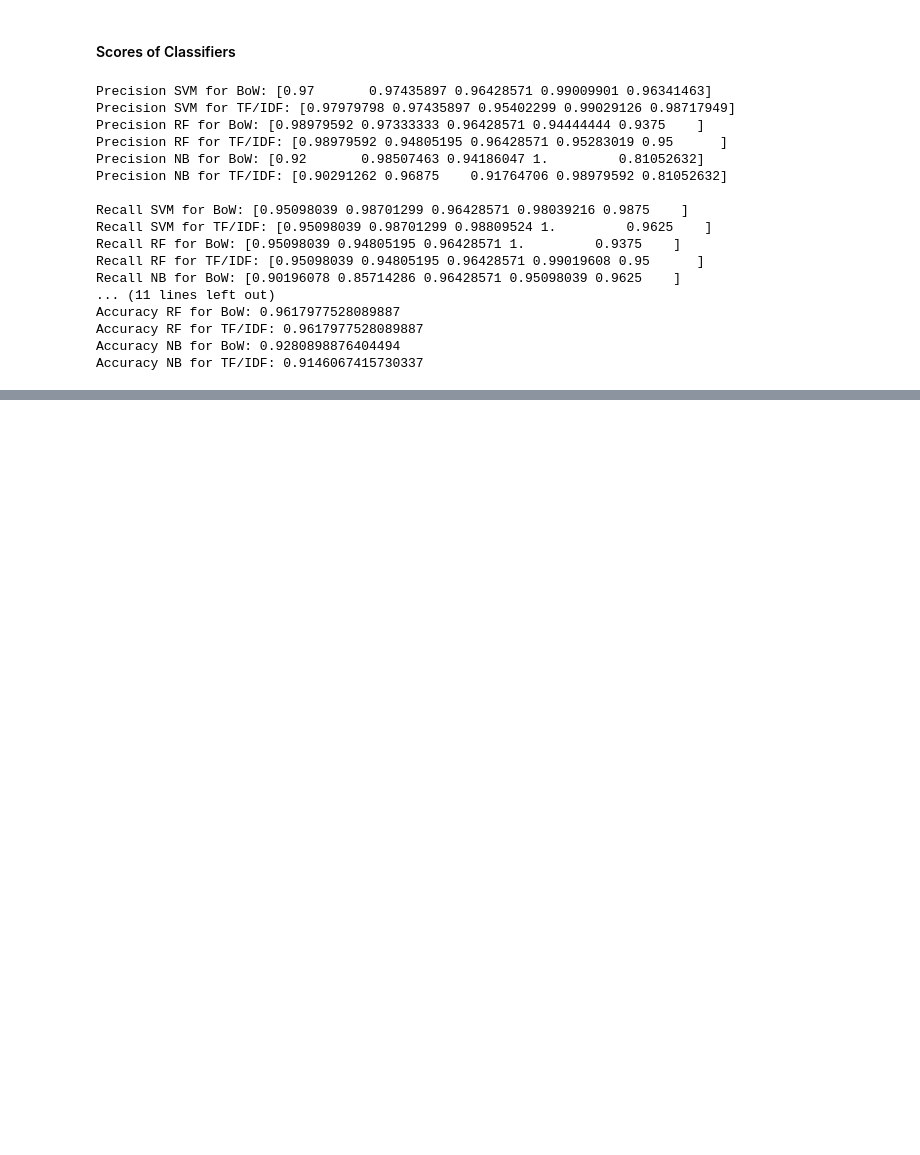
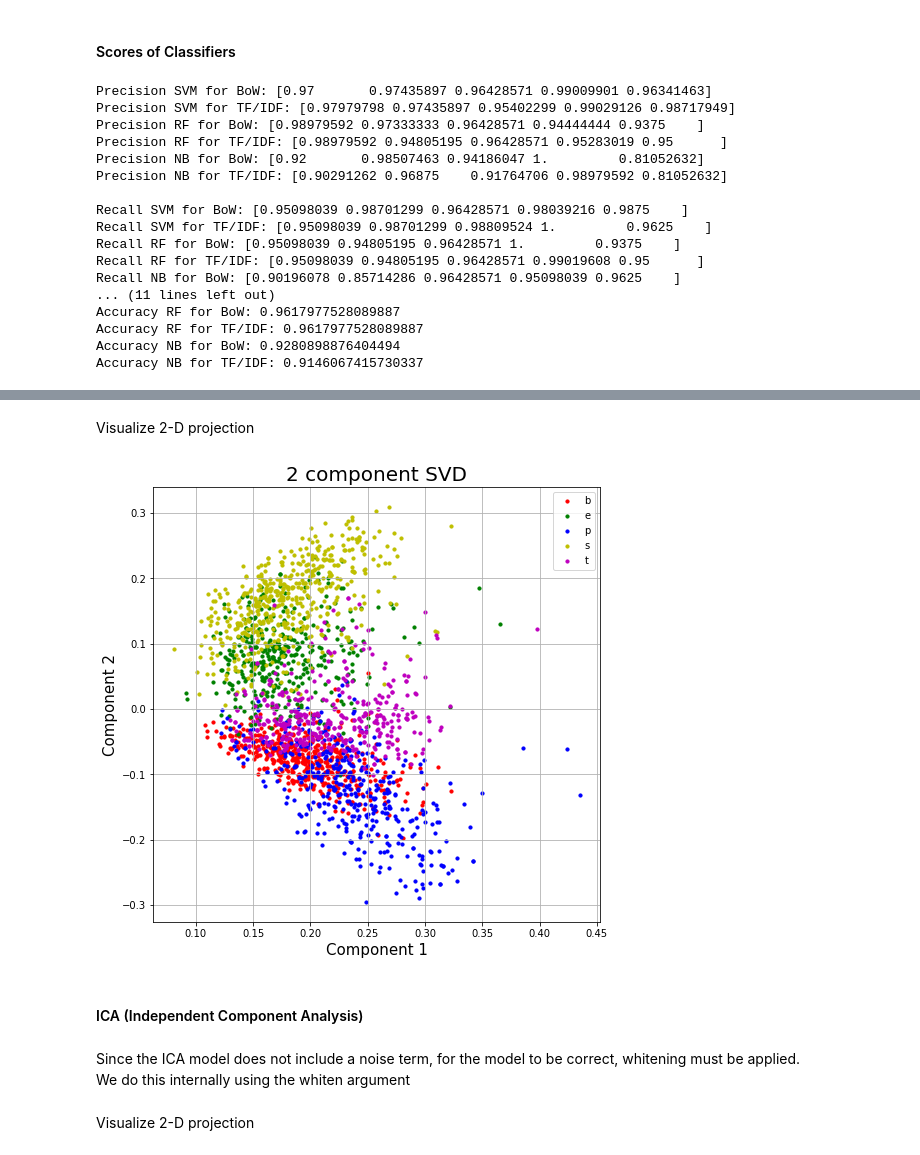
Before and after one commit to mar-fritz/data-mining-assignment-2, a Jupyter notebook: ergasia2.ipynb, the cells around one changed output, grey strips where cells are left out. Drawn from its saved outputs; the diff is of its cells as text; code cells hidden in the pictures; blank space fills up the shorter version.

```diff
--- a/ergasia2.ipynb
+++ b/ergasia2.ipynb
@@ -652,0 +811,36 @@ Accuracy NB for TF/IDF: 0.9146067415730337
+# %%
+from sklearn.decomposition import TruncatedSVD
+
+svd = TruncatedSVD(n_components=2)
+
+X_bow_svd = svd.fit_transform(X_bow)
+X_tfidf_svd = svd.fit_transform(X_tfidf)
+# %% [markdown]
+Visualize 2-D projection
+# %%
+testdf = pd.DataFrame(X_tfidf_svd, index=datadf.index, columns=["component 1",
+                                                                "component 2"])
+# %%
+fig = plt.figure(figsize = (8,8))
+ax = fig.add_subplot(1,1,1)
+ax.set_xlabel('Component 1', fontsize = 15)
+ax.set_ylabel('Component 2', fontsize = 15)
+ax.set_title('2 component SVD', fontsize = 20)
+
+targets = ['b', 'e', 'p', 's', 't']
+colors = ['r', 'g', 'b', 'y', 'm']
+for target, color in zip(targets,colors):
+    indicesToKeep = datadf.filter(like=target, axis=0).index
+    ax.scatter(testdf.loc[indicesToKeep, 'component 1']
+               , testdf.loc[indicesToKeep, 'component 2']
+               , c = color
+               , s = 10)
+ax.legend(targets)
+ax.grid()
+# %% [output]
+[figure, added]
+# %% [markdown]
+#### ICA (Independent Component Analysis)
+# %% [markdown]
+Since the ICA model does not include a noise term, for the model to be correct, whitening must be applied.<br>
+We do this internally using the whiten argument
@@ -652,0 +854,2 @@ Accuracy NB for TF/IDF: 0.9146067415730337
+# %% [markdown]
+Visualize 2-D projection
```
Also changed, not shown: parts of 43 cells of this notebook.
